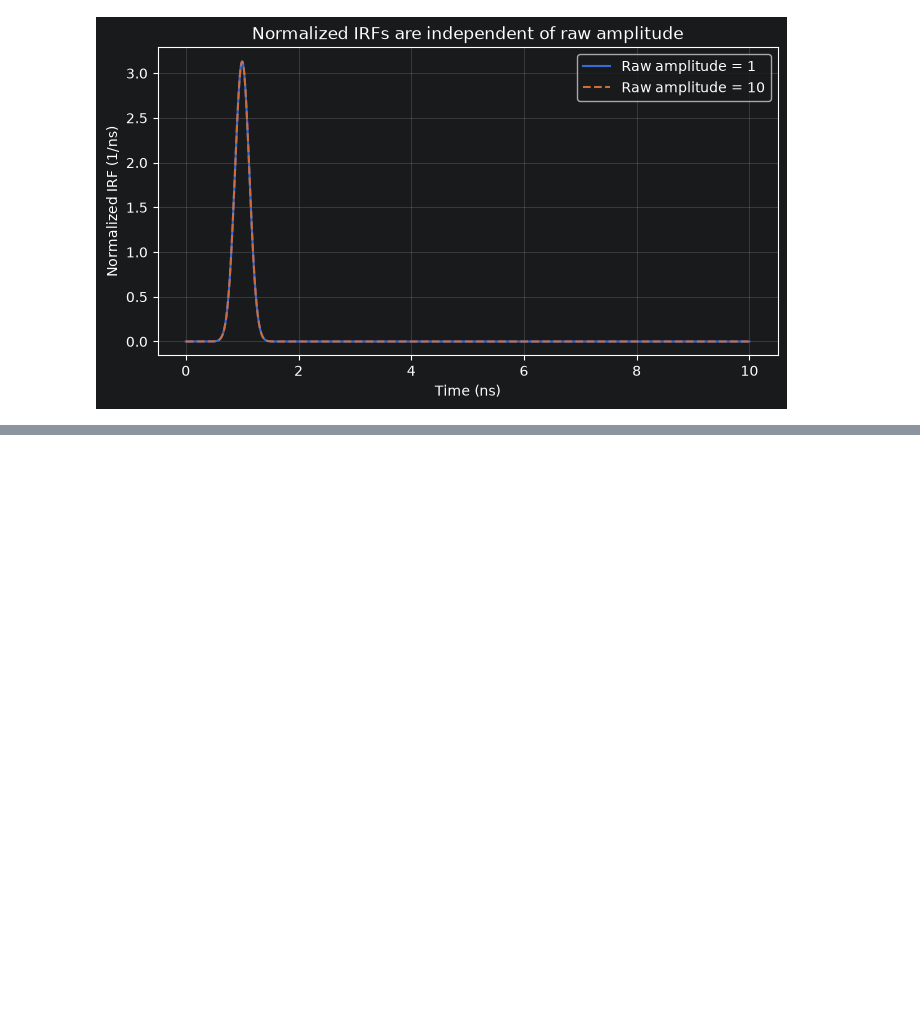
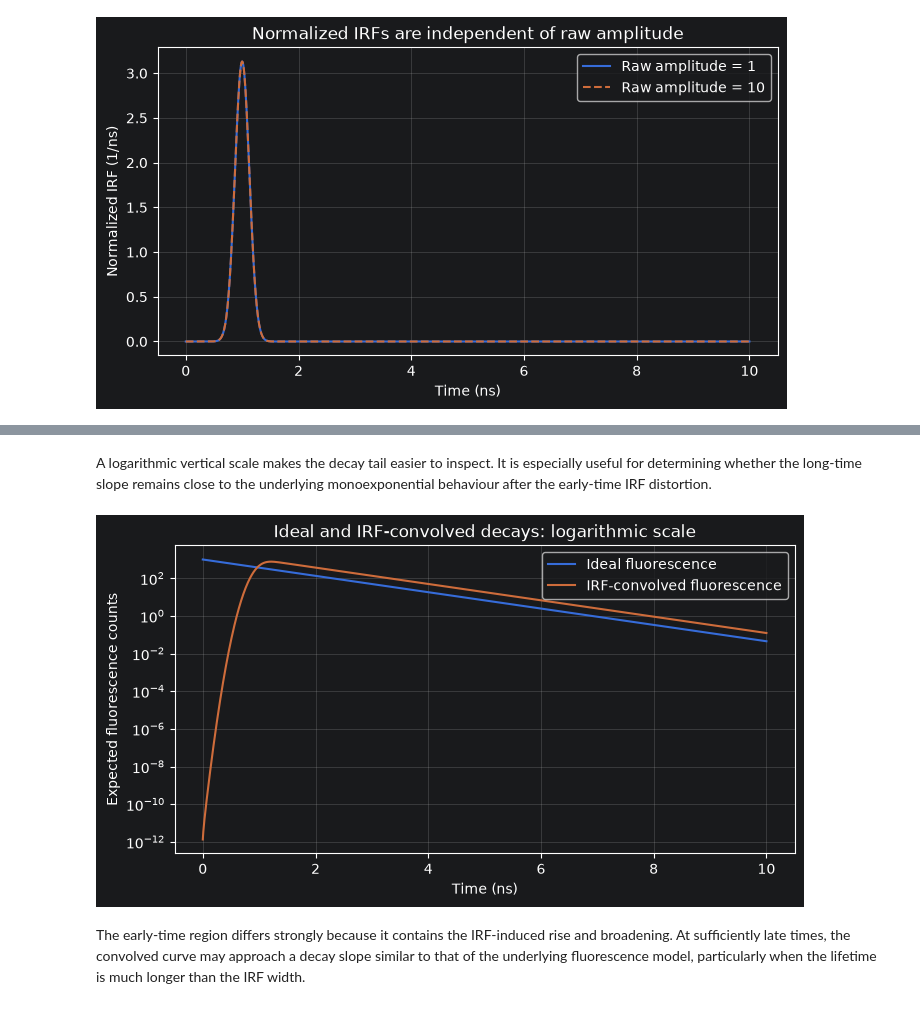
Before and after one commit to moryev/tcspc-lifetime-toolkit, a Jupyter notebook: notebooks/07_irf_convolution_and_realistic_simulation.ipynb, the cells around one changed output, grey strips where cells are left out. Saved outputs shown, nothing was run; the diff lists cells and outputs as text; code cells hidden in the pictures; blank space fills up the shorter version.

```diff
--- a/notebooks/07_irf_convolution_and_realistic_simulation.ipynb
+++ b/notebooks/07_irf_convolution_and_realistic_simulation.ipynb
@@ -470,0 +741,47 @@ plt.show()
+# %% [markdown]
+A logarithmic vertical scale makes the decay tail easier to inspect. It is
+especially useful for determining whether the long-time slope remains close
+to the underlying monoexponential behaviour after the early-time IRF
+distortion.
+# %%
+positive_ideal = np.maximum(
+    ideal_fluorescence,
+    np.finfo(float).tiny,
+)
+
+positive_convolved = np.maximum(
+    convolved_fluorescence,
+    np.finfo(float).tiny,
+)
+
+fig, ax = plt.subplots(figsize=(8, 4))
+
+ax.semilogy(
+    time,
+    positive_ideal,
+    label="Ideal fluorescence",
+)
+
+ax.semilogy(
+    time,
+    positive_convolved,
+    label="IRF-convolved fluorescence",
+)
+
+ax.set(
+    xlabel="Time (ns)",
+    ylabel="Expected fluorescence counts",
+    title="Ideal and IRF-convolved decays: logarithmic scale",
+)
+
+ax.legend()
+ax.grid(alpha=0.3)
+
+plt.show()
+# %% [output]
+[figure, added]
+# %% [markdown]
+The early-time region differs strongly because it contains the IRF-induced
+rise and broadening. At sufficiently late times, the convolved curve may
+approach a decay slope similar to that of the underlying fluorescence model,
+particularly when the lifetime is much longer than the IRF width.
```
Also changed, not shown: parts of 17 cells of this notebook.
